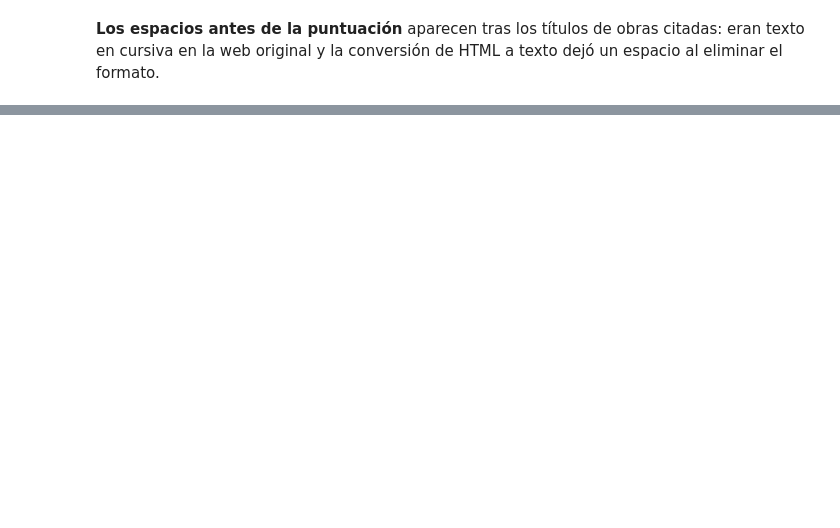
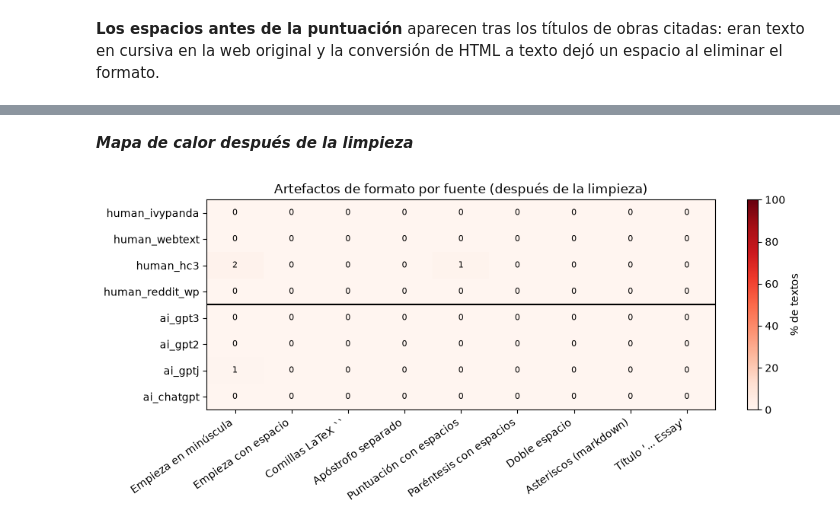
Before and after one commit to CFOL-AAGE/Practica_grupal_1, a Jupyter notebook: notebooks/analisis_exploratorio.ipynb, the cells around one changed output, grey strips where cells are left out. Saved outputs shown, nothing was run; the diff lists cells and outputs as text; code cells hidden in the pictures; blank space fills up the shorter version.

Commit message:
Análiss exploratorio: secciones 1-5 (clases, fuentes, longitud, artefactos y limpieza)

```diff
--- a/notebooks/analisis_exploratorio.ipynb
+++ b/notebooks/analisis_exploratorio.ipynb
@@ -434,0 +446,2 @@ DataFrame[source: string, n_chars: int, n_words: int]
+# %%
+df_clean = clean_text(df_sub)
@@ -434,0 +450,10 @@ DataFrame[source: string, n_chars: int, n_words: int]
+# %%
+ejemplos = []
+for sub in ORDEN:
+    ejemplos += df_sub.filter(F.col("subsource") == sub).limit(1).collect()
+
+muestra = spark.createDataFrame(ejemplos).withColumn("text_raw", F.col("text"))
+for r in clean_text(muestra).collect():
+    print(f"=== {r['subsource']} ===")
+    print("  ANTES  :", repr(r["text_raw"][:160]))
+    print("  DESPUÉS:", repr(r["text"][:160]), "\n")
@@ -434,0 +479,28 @@ DataFrame[source: string, n_chars: int, n_words: int]
+# %% [markdown]
+***Mapa de calor después de la limpieza***
+# %%
+def mapa_artefactos(df_in, titulo):
+    filas = (df_in.groupBy("subsource")
+             .agg(*[F.round(F.avg(c.cast("int")) * 100, 1).alias(n) for n, c in ARTEFACTOS.items()])
+             .collect())
+    filas = sorted(filas, key=lambda r: ORDEN.index(r["subsource"]))
+    M = np.array([[r[n] for n in ARTEFACTOS] for r in filas])
+
+    fig, ax = plt.subplots(figsize=(10, 4.5))
+    im = ax.imshow(M, cmap="Reds", vmin=0, vmax=100, aspect="auto")
+    ax.set_xticks(range(len(ARTEFACTOS)), list(ARTEFACTOS), rotation=35, ha="right")
+    ax.set_yticks(range(len(ORDEN)), ORDEN)
+    for i in range(M.shape[0]):
+        for j in range(M.shape[1]):
+            ax.text(j, i, f"{M[i, j]:.0f}", ha="center", va="center",
+                    color="white" if M[i, j] > 50 else "black", fontsize=8)
+    ax.axhline(3.5, color="black", linewidth=1.5)
+    fig.colorbar(im, ax=ax, label="% de textos")
+    ax.set_title(titulo)
+    plt.tight_layout()
+    plt.show()
+    return M
+
+M_despues = mapa_artefactos(df_clean, "Artefactos de formato por fuente (después de la limpieza)")
+# %% [output]
+[figure, added]
```
Also changed, not shown: parts of 10 cells of this notebook, 1 other file.
